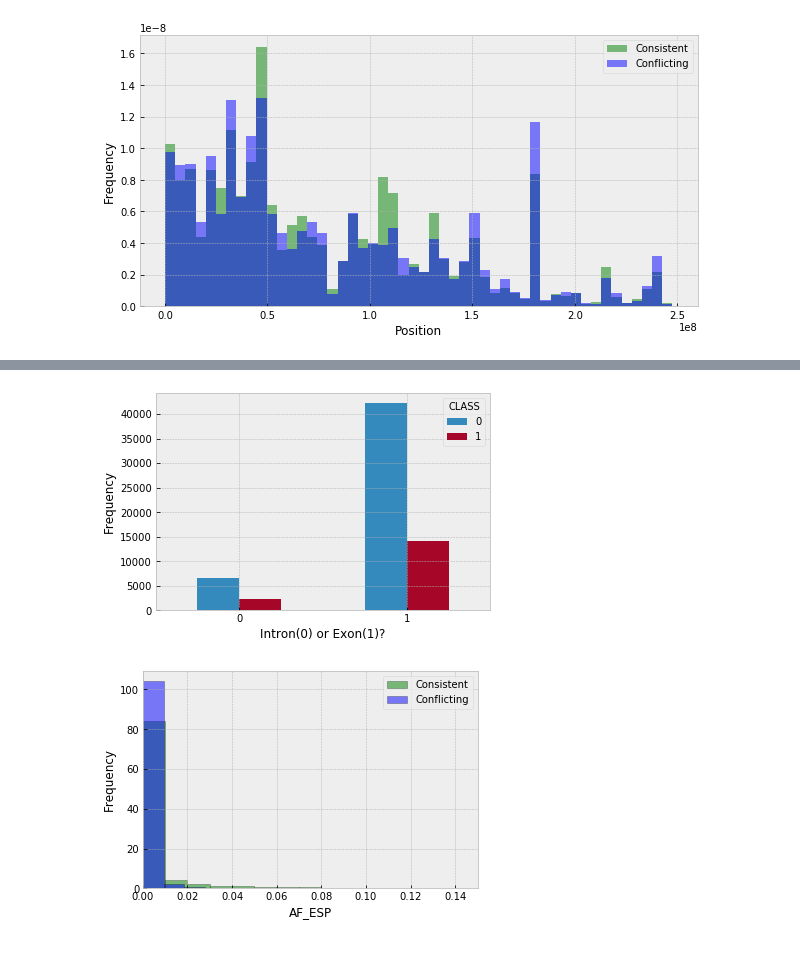
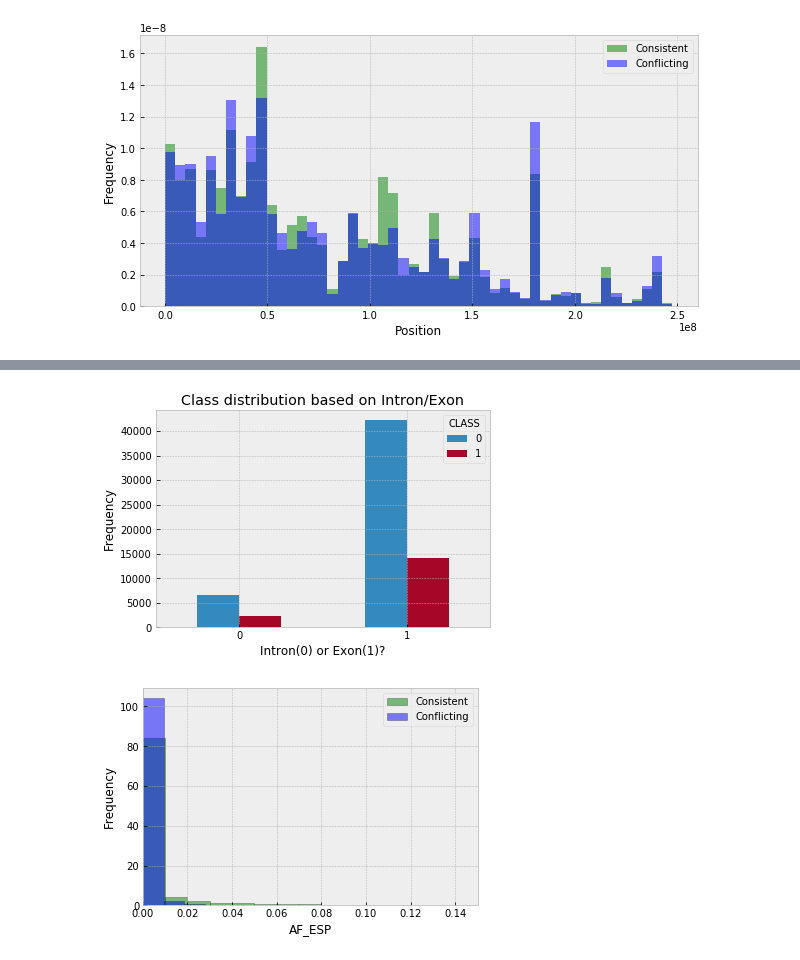
Before and after one commit to gksullan/Springboard_Capstone_1, a Jupyter notebook: exploratory_data_analysis.ipynb, the cells around one changed output, grey strips where cells are left out. Saved outputs shown, nothing was run; the diff lists cells and outputs as text; code cells hidden in the pictures.

```diff
--- a/exploratory_data_analysis.ipynb
+++ b/exploratory_data_analysis.ipynb
@@ -207,10 +214,12 @@ plt.legend();
 # %%
+# is there any difference in class based on whether it is an intron or exon?
 _ = pd.crosstab(df_cleaned['EX'], df_cleaned['CLASS']).plot(kind='bar')
 _ = plt.ylabel('Frequency')
 _ = plt.xlabel('Intron(0) or Exon(1)?')
 _ = plt.xticks(rotation=0)
+_ = plt.title('Class distribution based on Intron/Exon')
 # %% [output]
-[figure, old version]
+[figure, new version]
 # %%
 # Do we see any differerences in the spread of AF_ESP in the different classes?
 x0 = df_cleaned.loc[df_cleaned.CLASS==0, 'AF_ESP']
```
Also changed, not shown: parts of 4 cells of this notebook, 2 other files.
